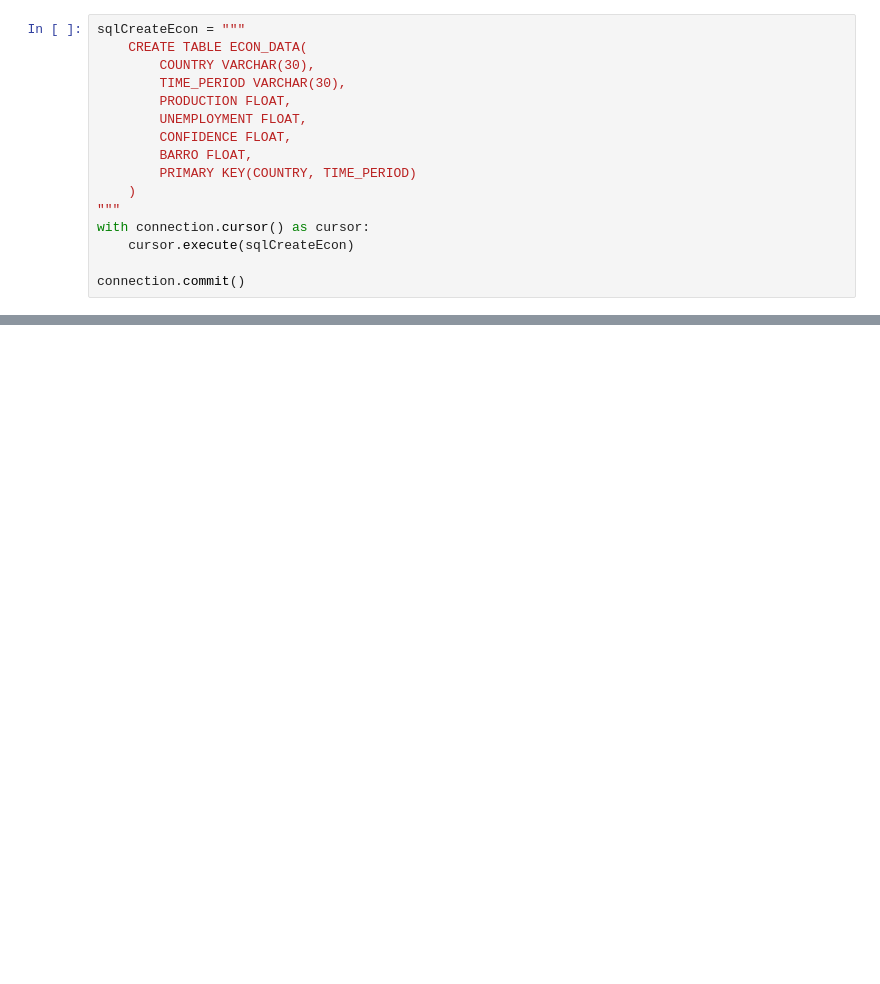
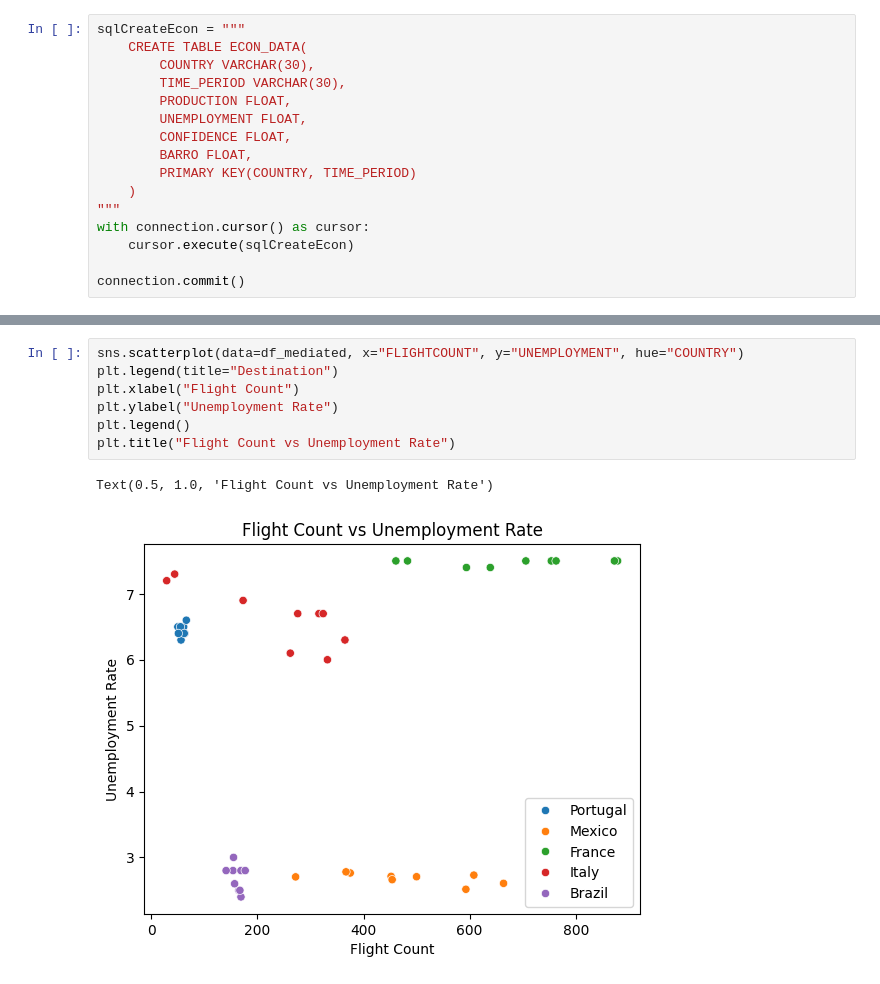
Before and after one commit to alexdelargy/DS320FinalProject, a Jupyter notebook: main.ipynb, the cells around one changed output, grey strips where cells are left out. Drawn from its saved outputs; the diff is of its cells as text; blank space fills up the shorter version.

```diff
--- a/main.ipynb
+++ b/main.ipynb
@@ -343,0 +485,10 @@ df_Unemployment = pd.read_csv(io.StringIO(responseUnemployment.decode('utf-8')))
+# %%
+sns.scatterplot(data=df_mediated, x="FLIGHTCOUNT", y="UNEMPLOYMENT", hue="COUNTRY")
+plt.legend(title="Destination")
+plt.xlabel("Flight Count")
+plt.ylabel("Unemployment Rate")
+plt.legend()
+plt.title("Flight Count vs Unemployment Rate")
+# %% [output]
+Text(0.5, 1.0, 'Flight Count vs Unemployment Rate')
+[figure, added]
```
Also changed, not shown: parts of 44 cells of this notebook, 5 other files.
